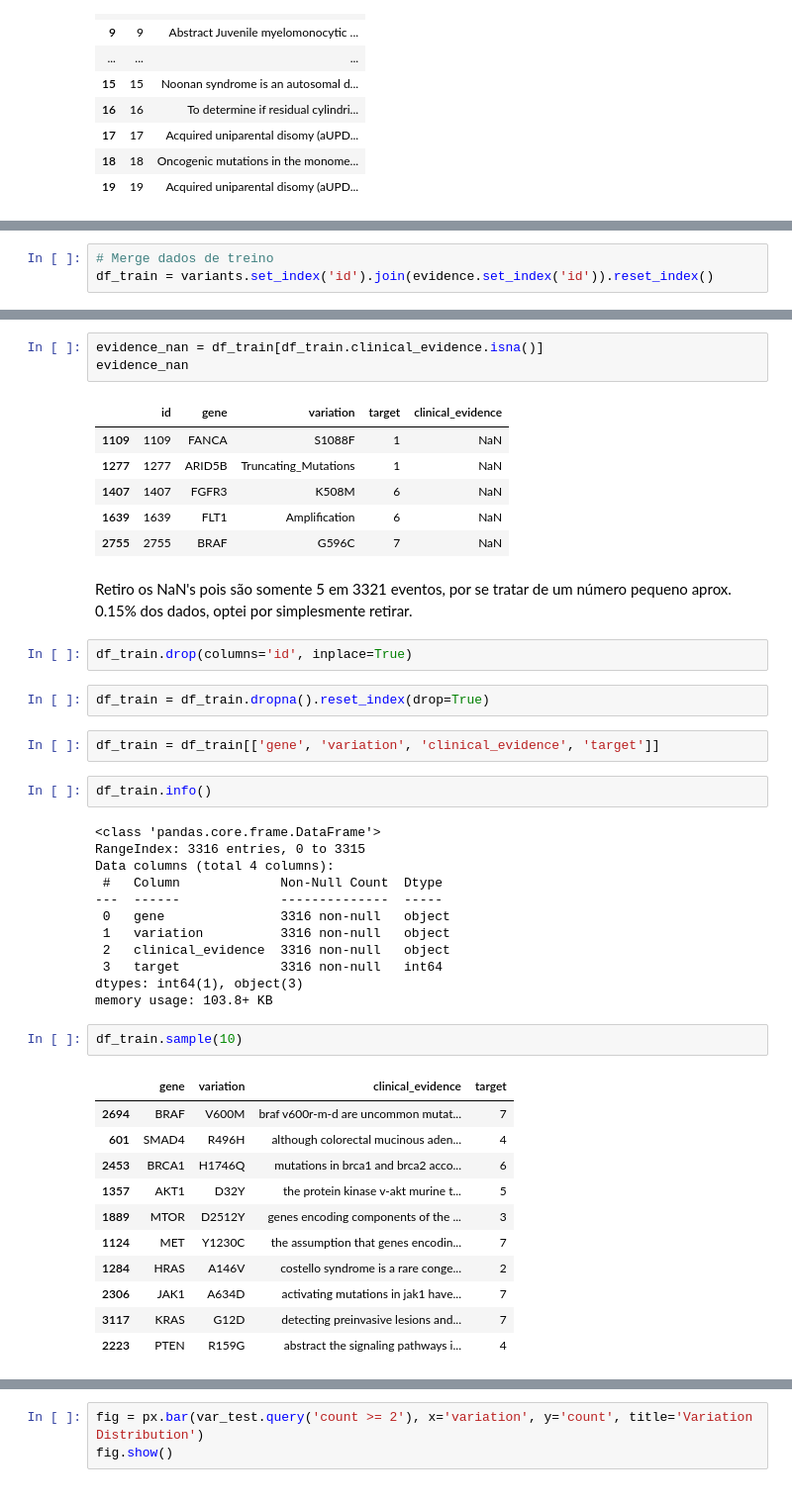
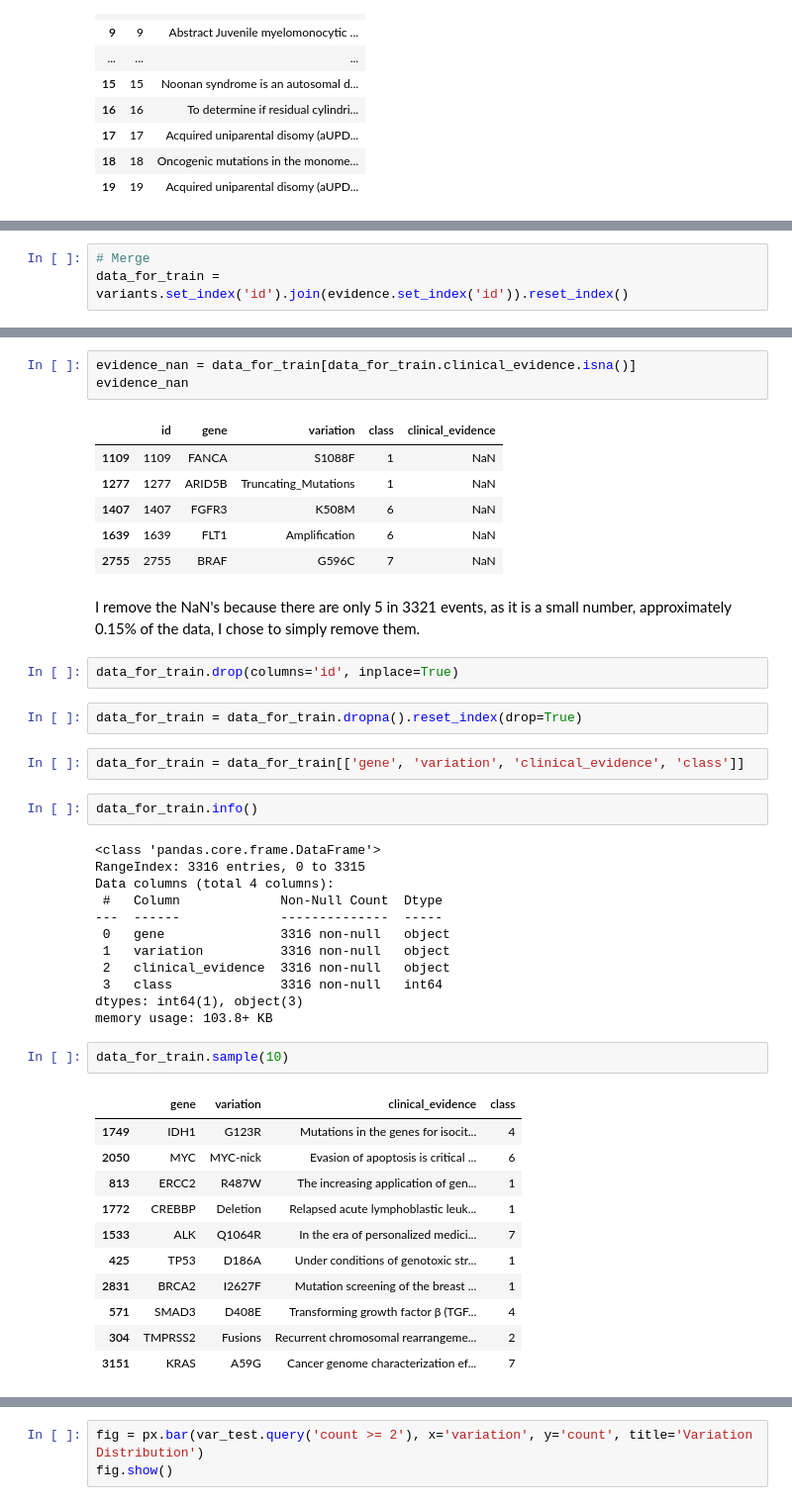
Before and after one commit to rbalbinotti/treat_cancer_keras, a Jupyter notebook: data_org.ipynb, the cells around one changed output, grey strips where cells are left out. Shown: that part at 99% size. Cells and saved outputs as stored; diff of their text form.

```diff
--- a/src/treat_cancer_keras/data_org.ipynb
+++ b/data_org.ipynb
@@ -157,4 +176,4 @@ evidence['clinical_evidence'] = evidence.clinical_evidence.str.strip().str.lower
 # %%
-# Merge dados de treino
-df_train = variants.set_index('id').join(evidence.set_index('id')).reset_index()
+# Merge
+data_for_train = variants.set_index('id').join(evidence.set_index('id')).reset_index()
 # %%
@@ -172,25 +191,25 @@ target               0
 clinical_evidence    5
 dtype: int64
 # %%
-evidence_nan = df_train[df_train.clinical_evidence.isna()]
+evidence_nan = data_for_train[data_for_train.clinical_evidence.isna()]
 evidence_nan
 # %% [output]
-|  | id | gene | variation | target | clinical_evidence |
+|  | id | gene | variation | class | clinical_evidence |
 | 1109 | 1109 | FANCA | S1088F | 1 | NaN |
 | 1277 | 1277 | ARID5B | Truncating_Mutations | 1 | NaN |
 | 1407 | 1407 | FGFR3 | K508M | 6 | NaN |
 | 1639 | 1639 | FLT1 | Amplification | 6 | NaN |
 | 2755 | 2755 | BRAF | G596C | 7 | NaN |
 # %% [markdown]
-Retiro os NaN's pois são somente 5 em 3321 eventos, por se tratar de um número pequeno aprox. 0.15% dos dados, optei por simplesmente retirar.
+I remove the NaN's because there are only 5 in 3321 events, as it is a small number, approximately 0.15% of the data, I chose to simply remove them.
 # %%
-df_train.drop(columns='id', inplace=True)
+data_for_train.drop(columns='id', inplace=True)
 # %%
-df_train = df_train.dropna().reset_index(drop=True)
+data_for_train = data_for_train.dropna().reset_index(drop=True)
 # %%
-df_train = df_train[['gene', 'variation', 'clinical_evidence', 'target']]
+data_for_train = data_for_train[['gene', 'variation', 'clinical_evidence', 'class']]
 # %%
-df_train.info()
+data_for_train.info()
 # %% [output]
 <class 'pandas.core.frame.DataFrame'>
 RangeIndex: 3316 entries, 0 to 3315
@@ -200,21 +219,21 @@ Data columns (total 4 columns):
  0   gene               3316 non-null   object
  1   variation          3316 non-null   object
  2   clinical_evidence  3316 non-null   object
- 3   target             3316 non-null   int64
+ 3   class              3316 non-null   int64
 dtypes: int64(1), object(3)
 memory usage: 103.8+ KB
 # %%
-df_train.sample(10)
+data_for_train.sample(10)
 # %% [output]
-|  | gene | variation | clinical_evidence | target |
-| 2694 | BRAF | V600M | braf v600r-m-d are uncommon mutat... | 7 |
-| 601 | SMAD4 | R496H | although colorectal mucinous aden... | 4 |
-| 2453 | BRCA1 | H1746Q | mutations in brca1 and brca2 acco... | 6 |
-| 1357 | AKT1 | D32Y | the protein kinase v-akt murine t... | 5 |
-| 1889 | MTOR | D2512Y | genes encoding components of the ... | 3 |
-| 1124 | MET | Y1230C | the assumption that genes encodin... | 7 |
-| 1284 | HRAS | A146V | costello syndrome is a rare conge... | 2 |
-| 2306 | JAK1 | A634D | activating mutations in jak1 have... | 7 |
-| 3117 | KRAS | G12D | detecting preinvasive lesions and... | 7 |
-| 2223 | PTEN | R159G | abstract the signaling pathways i... | 4 |
+|  | gene | variation | clinical_evidence | class |
+| 1749 | IDH1 | G123R | Mutations in the genes for isocit... | 4 |
+| 2050 | MYC | MYC-nick | Evasion of apoptosis is critical ... | 6 |
+| 813 | ERCC2 | R487W | The increasing application of gen... | 1 |
+| 1772 | CREBBP | Deletion | Relapsed acute lymphoblastic leuk... | 1 |
+| 1533 | ALK | Q1064R | In the era of personalized medici... | 7 |
+| 425 | TP53 | D186A | Under conditions of genotoxic str... | 1 |
+| 2831 | BRCA2 | I2627F | Mutation screening of the breast ... | 1 |
+| 571 | SMAD3 | D408E | Transforming growth factor β (TGF... | 4 |
+| 304 | TMPRSS2 | Fusions | Recurrent chromosomal rearrangeme... | 2 |
+| 3151 | KRAS | A59G | Cancer genome characterization ef... | 7 |
 # %% [markdown]
```
Also changed, not shown: parts of 66 cells of this notebook, 13 other files.
